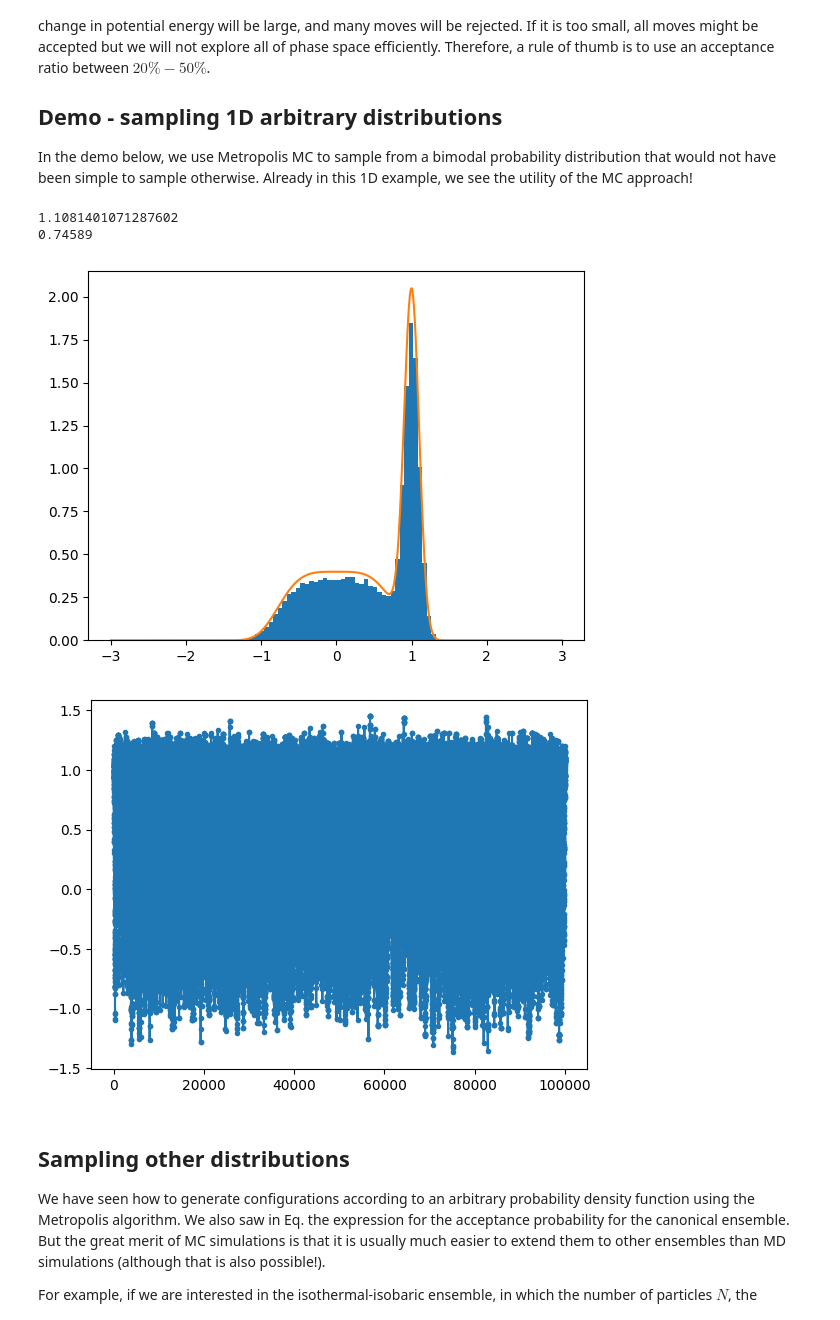
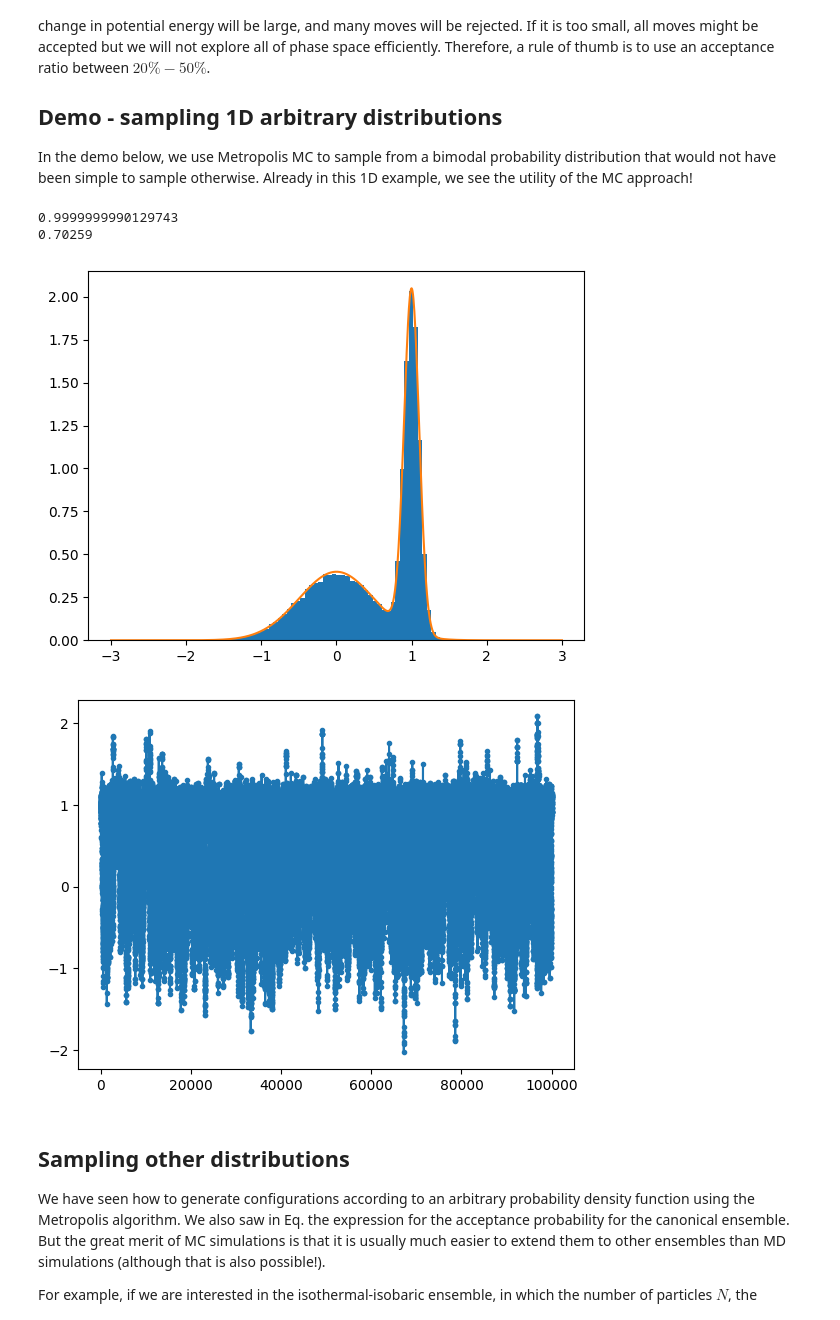
Before and after one commit to BarakHirshberg/MolecularSimulations, a Jupyter notebook: MonteCarlo.ipynb, the cells around one changed output. Drawn from its saved outputs; the diff is of its cells as text; code cells hidden in the pictures.

```diff
--- a/MonteCarlo.ipynb
+++ b/MonteCarlo.ipynb
@@ -445,7 +445,7 @@ def evalf(x):
 
     mu2 = 0
     sigma2 = 0.5
-    g2 = np.exp(-0.5*(x-mu2)**4/(sigma2**2))/np.sqrt(2*math.pi)/sigma2
+    g2 = np.exp(-0.5*(x-mu2)**2/(sigma2**2))/np.sqrt(2*math.pi)/sigma2
 
     return (g1+g2)/2 #evaluated normalization with trapz
 
@@ -464,37 +464,37 @@ x = np.array([])
 
 x = np.append(x, xn)
 
 #for acceptance ratio
 accept = 0
 
 for step in range(Nsteps):
 
     xnp1 = xn + delta * np.random.uniform(low=-1.0, high=1.0)
 
     ratio = np.divide(evalf(xnp1),evalf(xn))
 
     xsi = np.random.uniform()
 
     if ratio < xsi:
         x = np.append(x, xn)
     else:
         x = np.append(x, xnp1)
         xn = xnp1
         accept += 1
 
 plt.hist(x[100:], bins=100, range=(-3,3), density=True)
 xg = np.linspace(-3,3,1000)
 plt.plot(xg, evalf(xg))
 print(np.trapz(evalf(xg), xg))
 
 plt.figure()
 plt.plot(x,'.-')
 print(accept/Nsteps)
 # %% [output]
-1.1081401071287602
-0.74589
+0.9999999990129743
+0.70259
-[figure, old version]
+[figure, new version]
-[figure, old version]
+[figure, new version]
 # %% [markdown]
 ## Sampling other distributions
 
```
